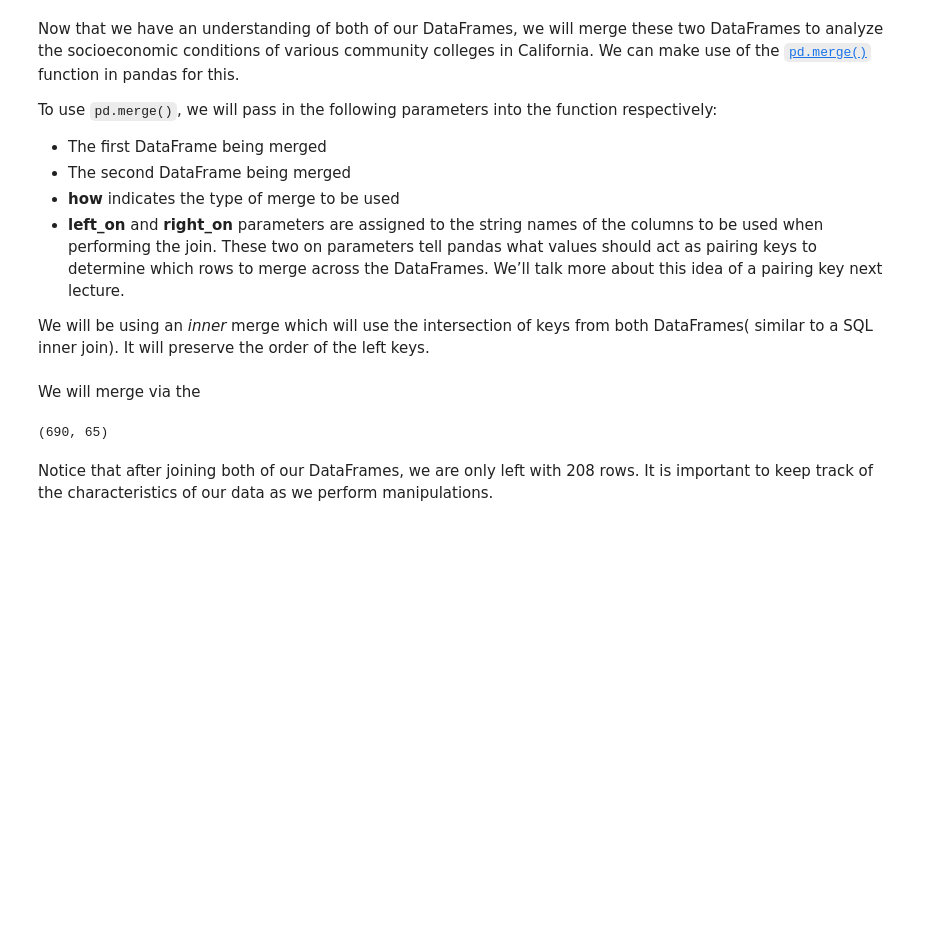
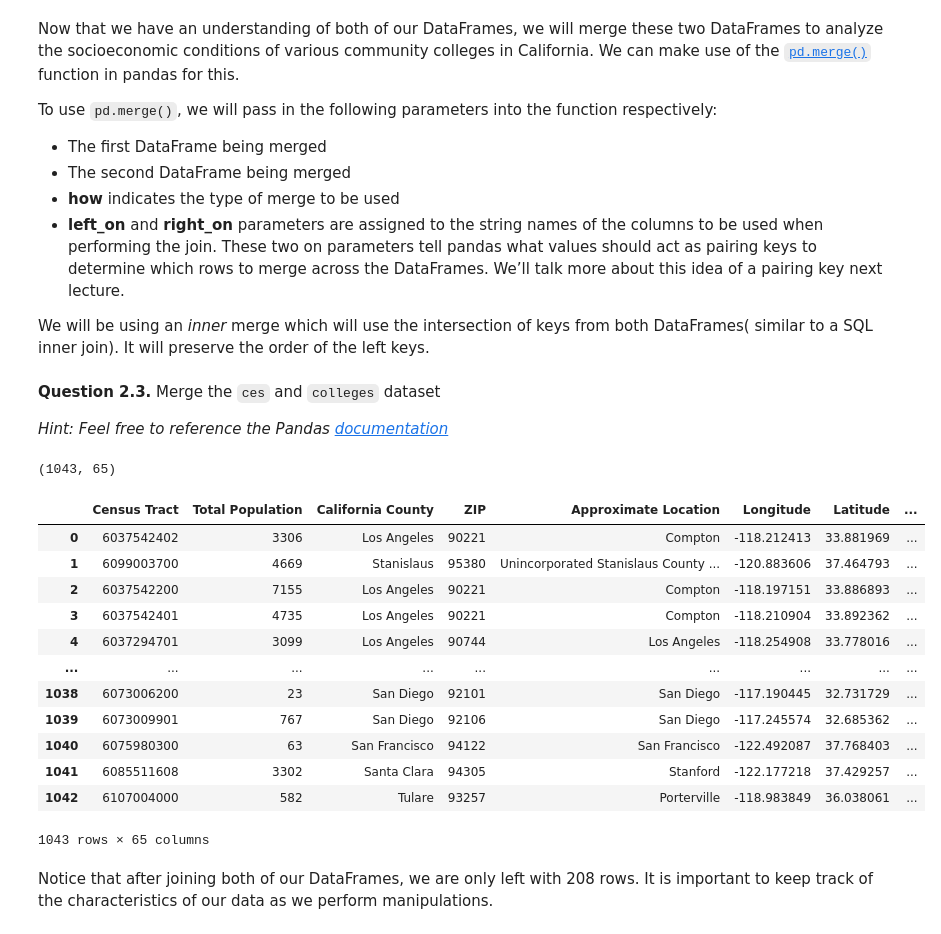
Before and after one commit to ds-modules/ecc-cs9, a Jupyter notebook: ces/proj1.ipynb, the cells around one changed output. Drawn from its saved outputs; the diff is of its cells as text; code cells hidden in the pictures; blank space fills up the shorter version.

```diff
--- a/ces/proj1.ipynb
+++ b/ces/proj1.ipynb
@@ -228,16 +227,32 @@ To use `pd.merge()`, we will pass in the following parameters into the function
 - **left_on** and **right_on** parameters are assigned to the string names of the columns to be used when performing the join. These two on parameters tell pandas what values should act as pairing keys to determine which rows to merge across the DataFrames. We’ll talk more about this idea of a pairing key next lecture.
 
 We will be using an *inner* merge which will use the intersection of keys from both DataFrames( similar to a SQL inner join). It will preserve the order of the left keys.
-# %% [markdown]
-We will merge via the
+# %% [markdown]
+**Question 2.3.** Merge the `ces` and `colleges` dataset
+
+*Hint: Feel free to reference the Pandas [documentation](https://pandas.pydata.org/docs/reference/api/pandas.DataFrame.merge.html)*
 # %%
 # Merge enviro and collegecodes
-
-filtered_colleges = colleges[colleges['EVDCode'] != 4]
-ces_cc = pd.merge(ces, filtered_colleges, how='inner', left_on='ZIP', right_on='Zip')
+ces_cc = pd.merge(ces, colleges, how='inner', left_on='ZIP', right_on='Zip')
 ces_cc.shape
 # %% [output]
-(690, 65)
+(1043, 65)
+# %%
+ces_cc
+# %% [output]
+|  | Census Tract | Total Population | California County | ZIP | Approximate Location | Longitude | Latitude | ... |
+| 0 | 6037542402 | 3306 | Los Angeles | 90221 | Compton | -118.212413 | 33.881969 | ... |
+| 1 | 6099003700 | 4669 | Stanislaus | 95380 | Unincorporated Stanislaus County ... | -120.883606 | 37.464793 | ... |
+| 2 | 6037542200 | 7155 | Los Angeles | 90221 | Compton | -118.197151 | 33.886893 | ... |
+| 3 | 6037542401 | 4735 | Los Angeles | 90221 | Compton | -118.210904 | 33.892362 | ... |
+| 4 | 6037294701 | 3099 | Los Angeles | 90744 | Los Angeles | -118.254908 | 33.778016 | ... |
+| ... | ... | ... | ... | ... | ... | ... | ... | ... |
+| 1038 | 6073006200 | 23 | San Diego | 92101 | San Diego | -117.190445 | 32.731729 | ... |
+| 1039 | 6073009901 | 767 | San Diego | 92106 | San Diego | -117.245574 | 32.685362 | ... |
+| 1040 | 6075980300 | 63 | San Francisco | 94122 | San Francisco | -122.492087 | 37.768403 | ... |
+| 1041 | 6085511608 | 3302 | Santa Clara | 94305 | Stanford | -122.177218 | 37.429257 | ... |
+| 1042 | 6107004000 | 582 | Tulare | 93257 | Porterville | -118.983849 | 36.038061 | ... |
+1043 rows × 65 columns
 # %% [markdown]
 Notice that after joining both of our DataFrames, we are only left with 208 rows. It is important to keep track of the characteristics of our data as we perform manipulations.
 # %% [markdown]
```
Also changed, not shown: parts of 17 cells of this notebook, 1 other file.
